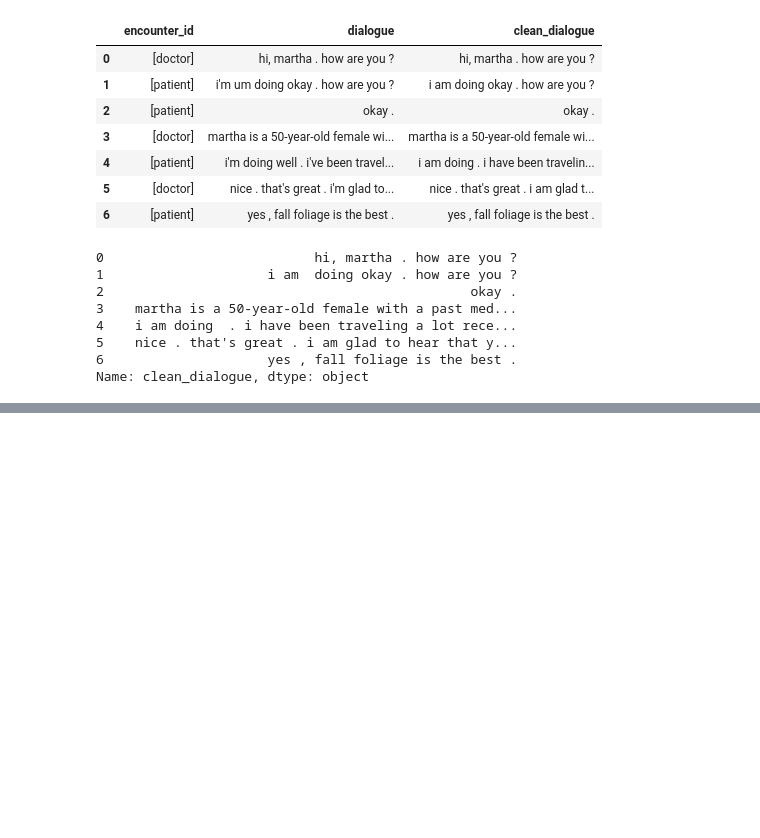
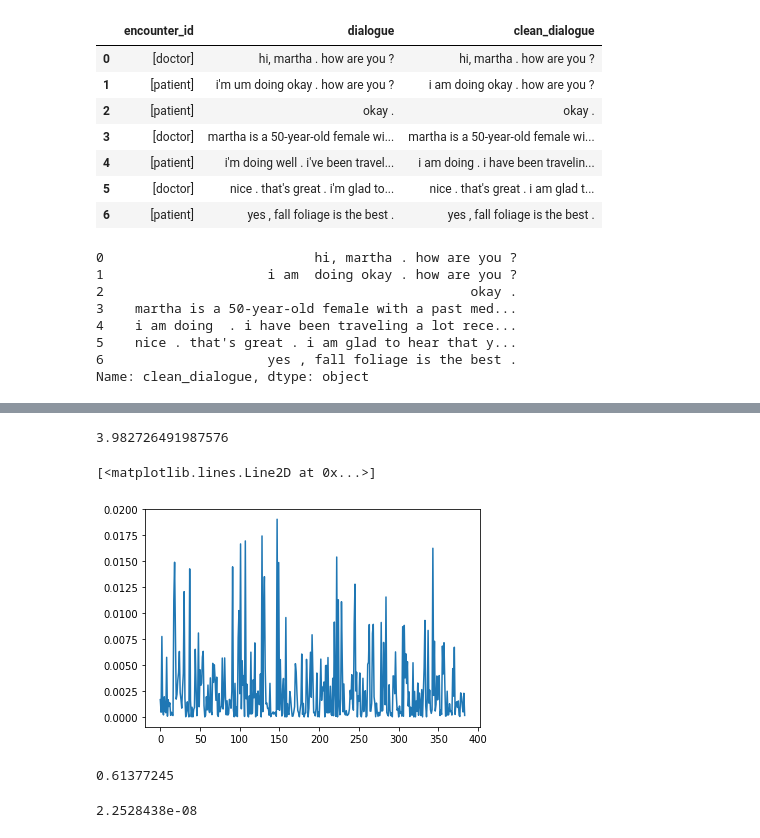
Before and after one commit to pat314/ClinicalNoteGeneration, a Jupyter notebook: retrieval/test.ipynb, the cells around one changed output, grey strips where cells are left out. Cells and saved outputs as stored; diff of their text form; code cells hidden in the pictures; blank space fills up the shorter version.

```diff
--- a/retrieval/test.ipynb
+++ b/retrieval/test.ipynb
@@ -28,4 +29,4 @@ sentences
 6                     yes , fall foliage is the best .
 Name: clean_dialogue, dtype: object
 # %%
-s = bcbert_encoder(list(sentences))
+s = sbert_encoder(list(sentences))
@@ -80,0 +92,2 @@ ImportError: cannot import name 'softcossim' from 'gensim.matutils' (/Library/Fr
+# %%
+s1 = np.array(s[1])
@@ -80,0 +118,11 @@ ImportError: cannot import name 'softcossim' from 'gensim.matutils' (/Library/Fr
+# %%
+np.sqrt(sum(abs(s1)))
+# %% [output]
+3.982726491987576
+# %%
+import matplotlib.pyplot as plt
+
+plt.plot(range(len(s1)),s1**2)
+# %% [output]
+[<matplotlib.lines.Line2D at 0x...>]
+[figure, added]
@@ -80,0 +131,8 @@ ImportError: cannot import name 'softcossim' from 'gensim.matutils' (/Library/Fr
+# %%
+np.dot(np.array(s[0]),np.array(s[1]))
+# %% [output]
+0.61377245
+# %%
+np.std(sample)
+# %% [output]
+2.2528438e-08
```
Also changed, not shown: parts of 13 cells of this notebook, 2 other files.
